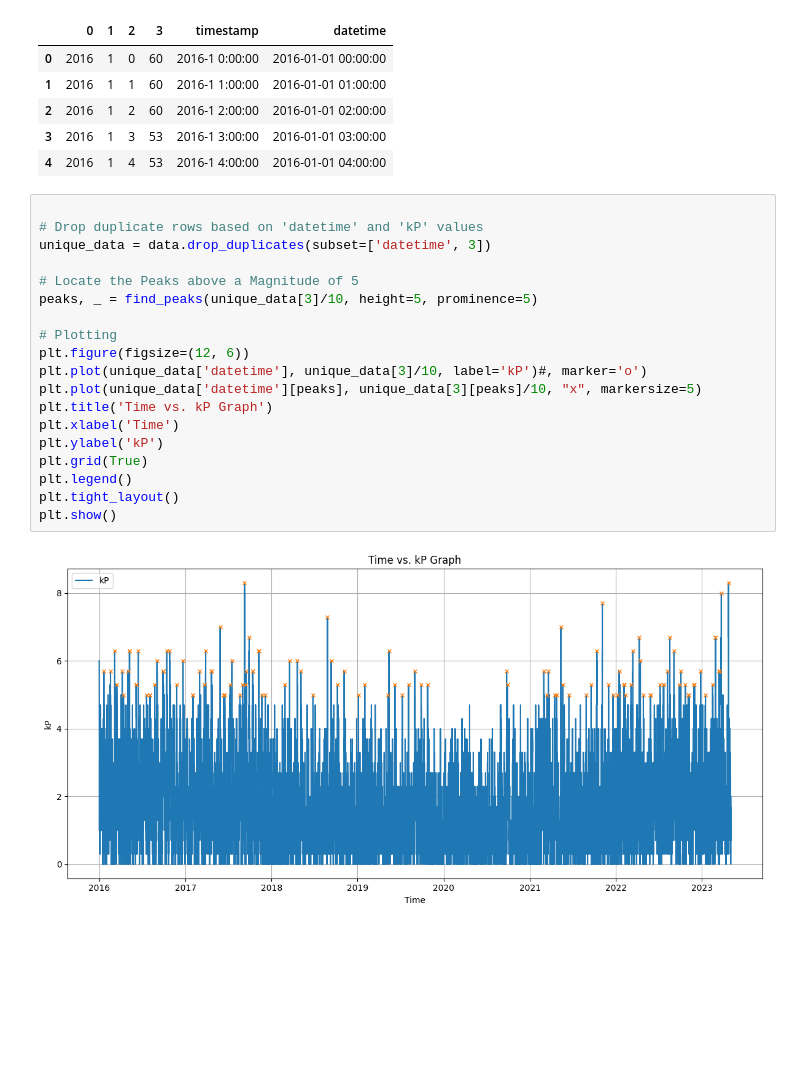
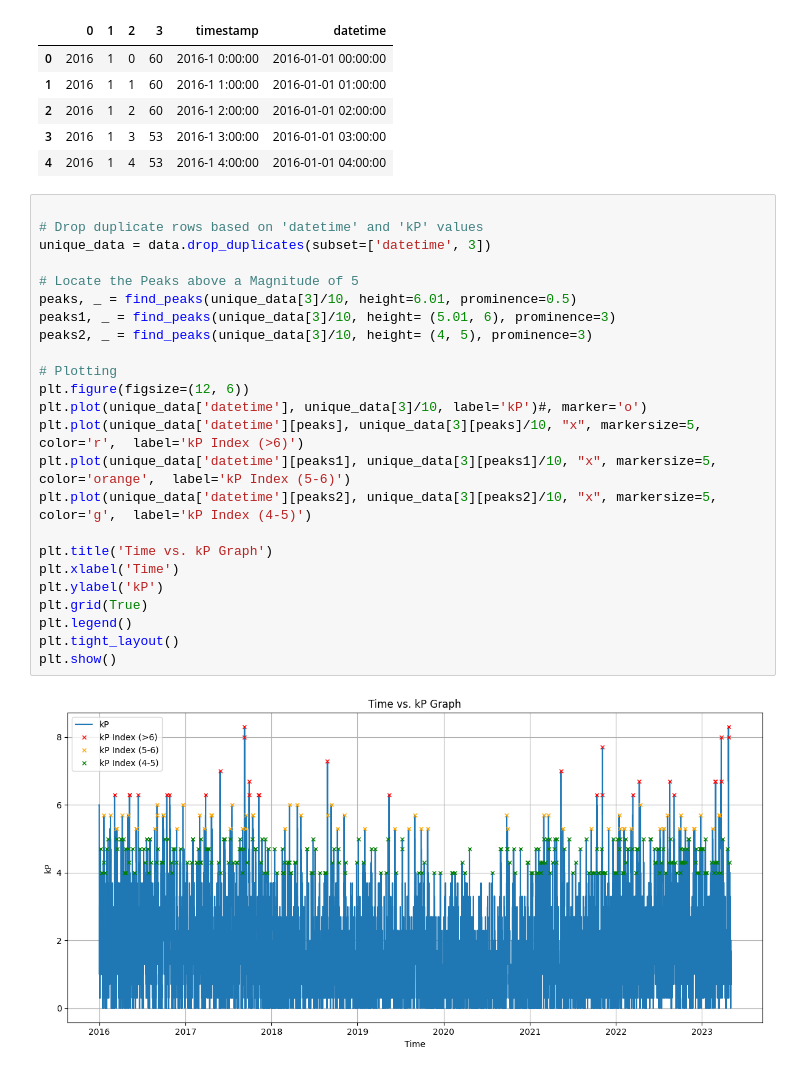
Before and after one commit to space-apps-tacoma/oracle-discovr, a Jupyter notebook: kpi.ipynb, the cells around one changed output. Cells and saved outputs as stored; diff of their text form; blank space fills up the shorter version.

Commit message:
updated the kP Index graph by adding colored indicators (x) on peaks and labeling them according to the danger category

```diff
--- a/kpi.ipynb
+++ b/kpi.ipynb
@@ -68,21 +68,26 @@ data.head()
 # %%
 
 # Drop duplicate rows based on 'datetime' and 'kP' values
 unique_data = data.drop_duplicates(subset=['datetime', 3])
 
 # Locate the Peaks above a Magnitude of 5
-peaks, _ = find_peaks(unique_data[3]/10, height=5, prominence=5)
+peaks, _ = find_peaks(unique_data[3]/10, height=6.01, prominence=0.5)
+peaks1, _ = find_peaks(unique_data[3]/10, height= (5.01, 6), prominence=3)
+peaks2, _ = find_peaks(unique_data[3]/10, height= (4, 5), prominence=3)
 
 # Plotting
 plt.figure(figsize=(12, 6))
 plt.plot(unique_data['datetime'], unique_data[3]/10, label='kP')#, marker='o')
-plt.plot(unique_data['datetime'][peaks], unique_data[3][peaks]/10, "x", markersize=5)
+plt.plot(unique_data['datetime'][peaks], unique_data[3][peaks]/10, "x", markersize=5, color='r',  label='kP Index (>6)')
+plt.plot(unique_data['datetime'][peaks1], unique_data[3][peaks1]/10, "x", markersize=5, color='orange',  label='kP Index (5-6)')
+plt.plot(unique_data['datetime'][peaks2], unique_data[3][peaks2]/10, "x", markersize=5, color='g',  label='kP Index (4-5)')
+
 plt.title('Time vs. kP Graph')
 plt.xlabel('Time')
 plt.ylabel('kP')
 plt.grid(True)
 plt.legend()
 plt.tight_layout()
 plt.show()
 # %% [output]
-[figure, old version]
+[figure, new version]
```
